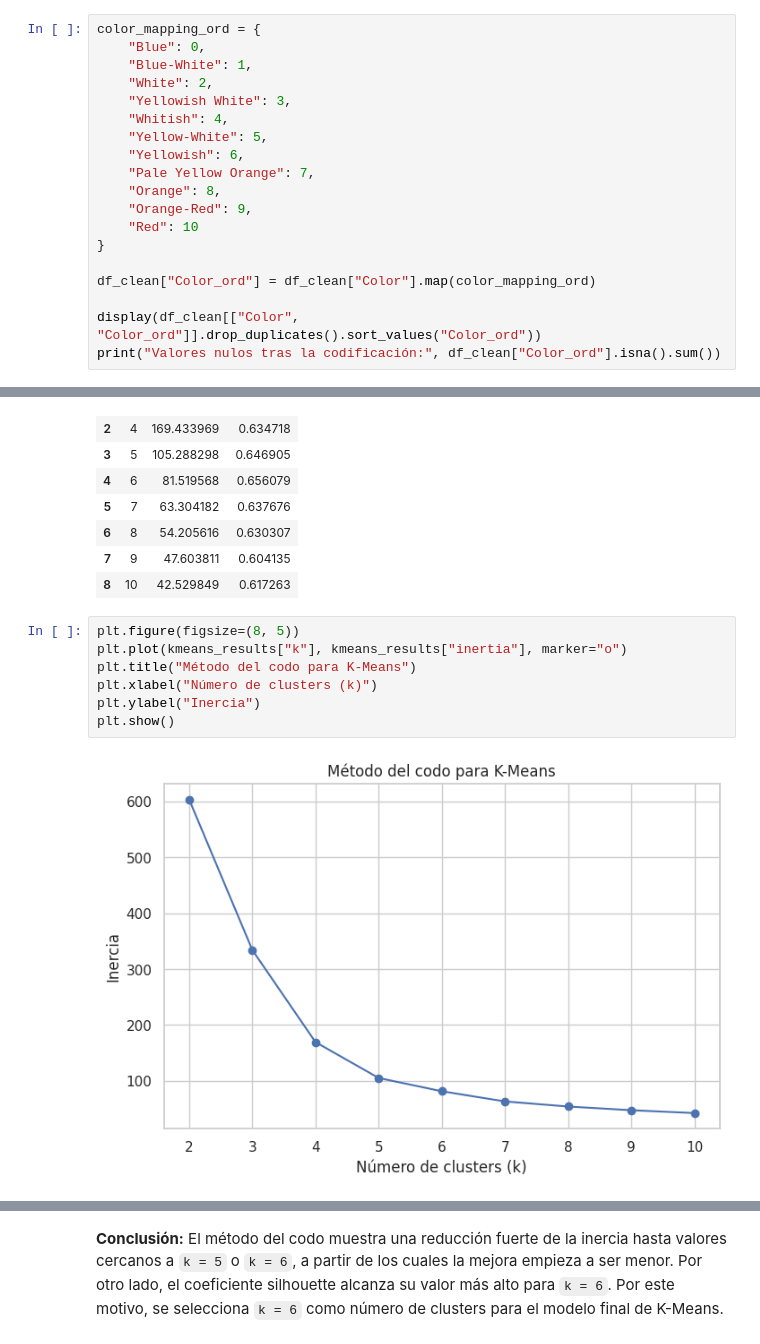
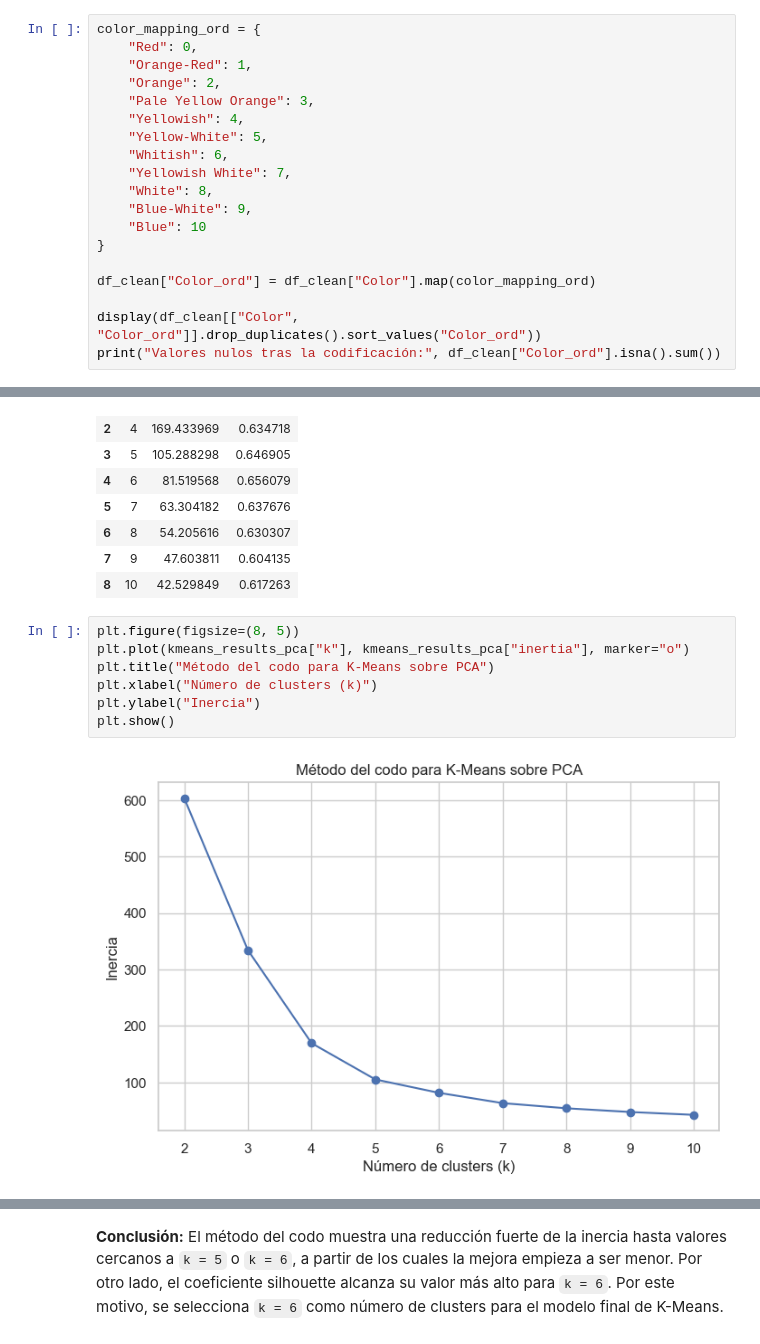
Before and after one commit to DiegoVa6/Grupo05_Practica2, a Jupyter notebook: practica2_estrellas.ipynb, the cells around one changed output, grey strips where cells are left out. Saved outputs shown, nothing was run; the diff lists cells and outputs as text.

```diff
--- a/practica2_estrellas.ipynb
+++ b/practica2_estrellas.ipynb
@@ -345,17 +345,17 @@ Una vez unificadas las categorías de `Color`, se realiza su codificación ordin
 Por ello, no resulta adecuado tratar `Color` como una categoría cualquiera sin orden. En su lugar, se establece una progresión aproximada desde tonos rojizos, asociados a menor energía, hasta tonos azulados, asociados a mayor energía. De este modo, la variable puede utilizarse posteriormente en PCA y en los algoritmos de clustering conservando parte de su significado físico.
 # %%
 color_mapping_ord = {
-    "Blue": 0,
-    "Blue-White": 1,
-    "White": 2,
-    "Yellowish White": 3,
-    "Whitish": 4,
+    "Red": 0,
+    "Orange-Red": 1,
+    "Orange": 2,
+    "Pale Yellow Orange": 3,
+    "Yellowish": 4,
     "Yellow-White": 5,
-    "Yellowish": 6,
-    "Pale Yellow Orange": 7,
-    "Orange": 8,
-    "Orange-Red": 9,
-    "Red": 10
+    "Whitish": 6,
+    "Yellowish White": 7,
+    "White": 8,
+    "Blue-White": 9,
+    "Blue": 10
 }
 
 df_clean["Color_ord"] = df_clean["Color"].map(color_mapping_ord)
@@ -509,12 +509,12 @@ display(kmeans_results_pca)
 | 8 | 10 | 42.529849 | 0.617263 |
 # %%
 plt.figure(figsize=(8, 5))
-plt.plot(kmeans_results["k"], kmeans_results["inertia"], marker="o")
-plt.title("Método del codo para K-Means")
+plt.plot(kmeans_results_pca["k"], kmeans_results_pca["inertia"], marker="o")
+plt.title("Método del codo para K-Means sobre PCA")
 plt.xlabel("Número de clusters (k)")
 plt.ylabel("Inercia")
 plt.show()
 # %% [output]
-[figure, old version]
+[figure, new version]
 # %%
 plt.figure(figsize=(8, 5))
```
Also changed, not shown: parts of 21 cells of this notebook.
